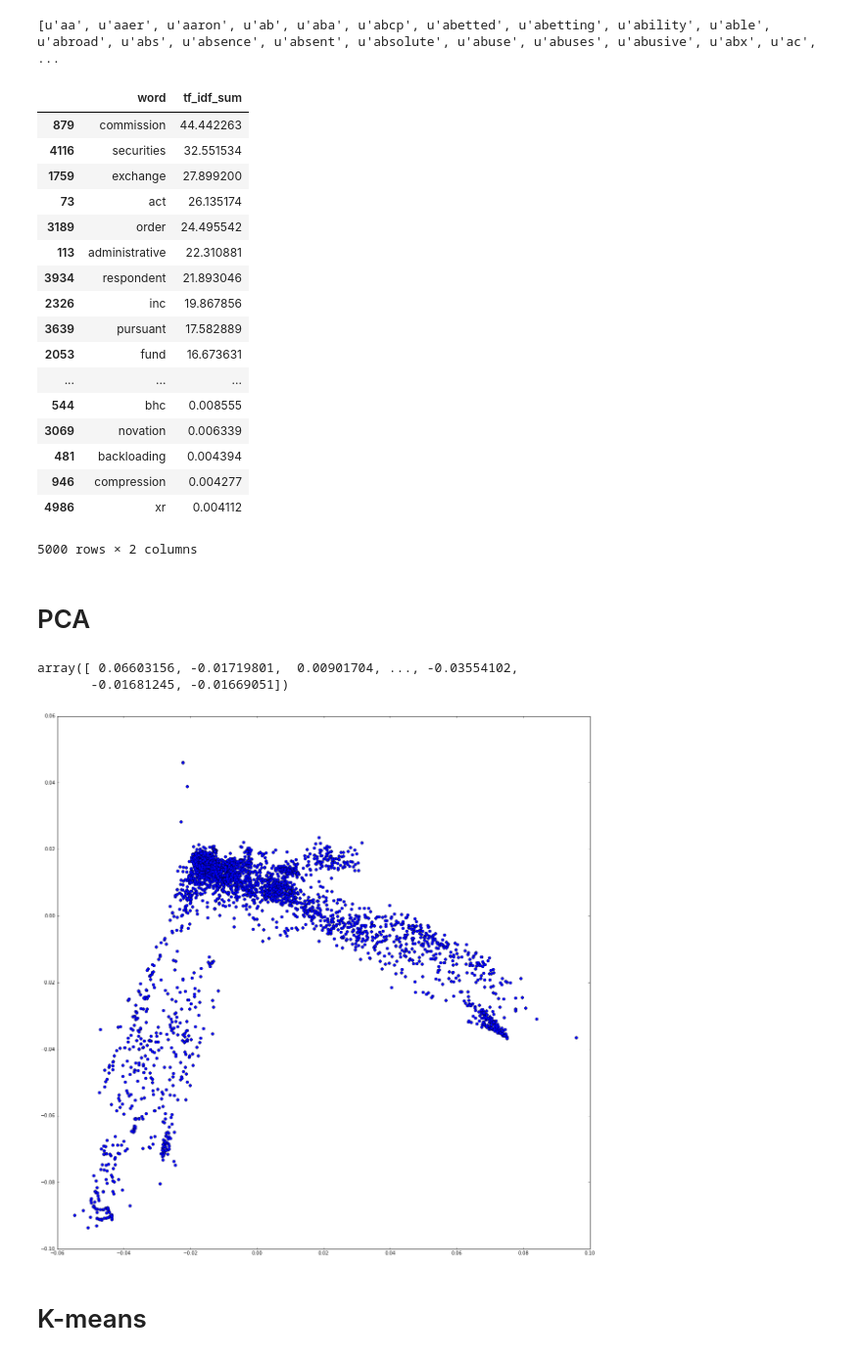
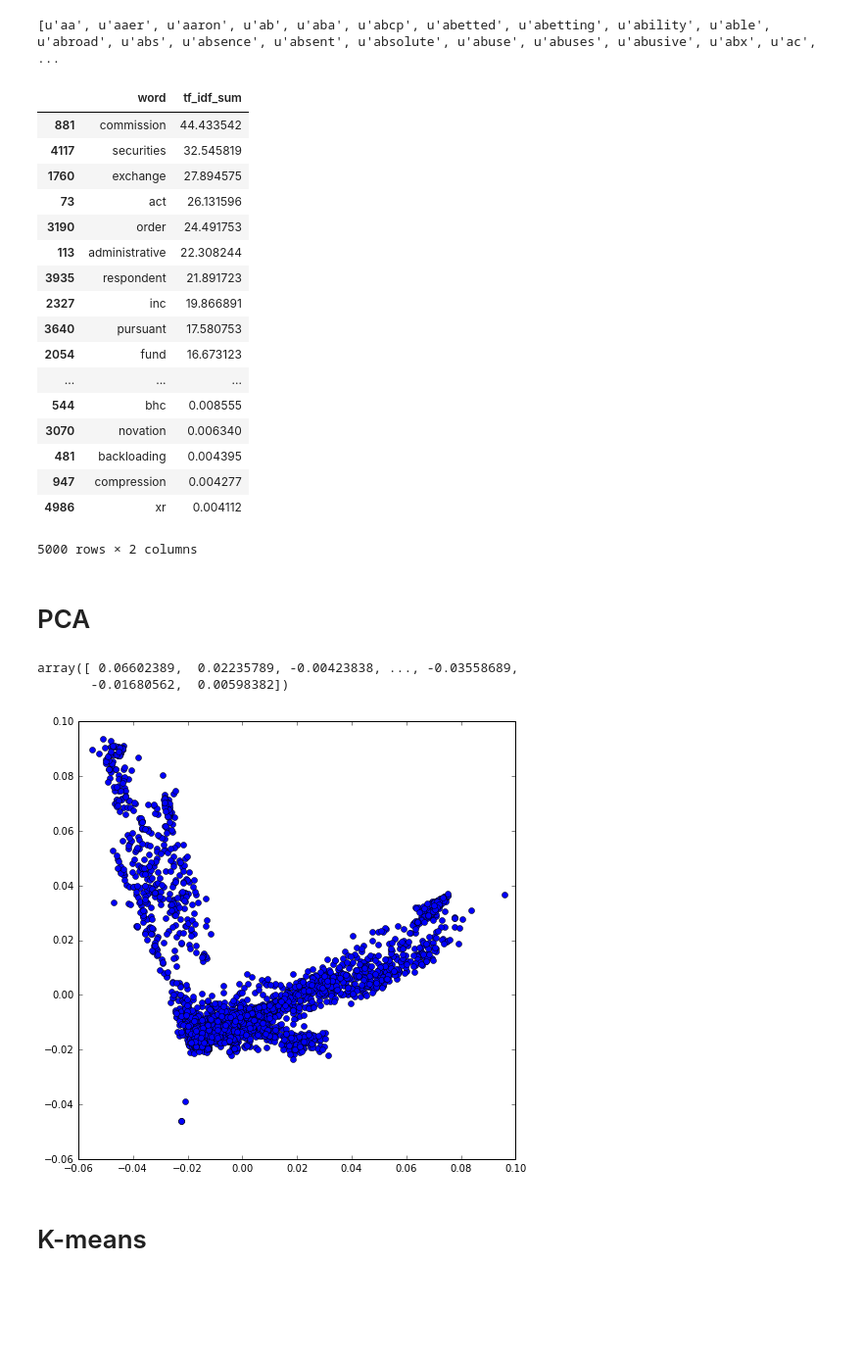
Before and after one commit to nitrek/tensorflow_Data, a Jupyter notebook: Document_classifciation_scikit.ipynb, the cells around one changed output. Shown at 98% size. Drawn from its saved outputs; the diff is of its cells as text; code cells hidden in the pictures; blank space fills up the shorter version.

```diff
--- a/Document_classifciation_scikit.ipynb
+++ b/Document_classifciation_scikit.ipynb
@@ -12,3 +10,5 @@ directory = "/Users/ilabuser/TF/tensorflow_tryouts/Text_full/"
+# %%
+directory = "/home/praveen/tensorflow_Data/Text_full"
 # %%
 f_names = []
 # %%
@@ -115,46 +117,46 @@ print vocab
 tf_idf_sum = np.sum(train_data_np, axis=0)
 tf_idf_sum_vocab = pd.DataFrame(data=zip(vocab, tf_idf_sum),columns=['word','tf_idf_sum'])
 # %%
-tf_idf_sum_vocab.sort(columns=['tf_idf_sum'],ascending=False)
+tf_idf_sum_vocab.sort_values(by=['tf_idf_sum'],ascending=False)
 # %% [output]
 |  | word | tf_idf_sum |
-| 879 | commission | 44.442263 |
-| 4116 | securities | 32.551534 |
-| 1759 | exchange | 27.899200 |
-| 73 | act | 26.135174 |
-| 3189 | order | 24.495542 |
-| 113 | administrative | 22.310881 |
-| 3934 | respondent | 21.893046 |
-| 2326 | inc | 19.867856 |
-| 3639 | pursuant | 17.582889 |
-| 2053 | fund | 16.673631 |
+| 881 | commission | 44.433542 |
+| 4117 | securities | 32.545819 |
+| 1760 | exchange | 27.894575 |
+| 73 | act | 26.131596 |
+| 3190 | order | 24.491753 |
+| 113 | administrative | 22.308244 |
+| 3935 | respondent | 21.891723 |
+| 2327 | inc | 19.866891 |
+| 3640 | pursuant | 17.580753 |
+| 2054 | fund | 16.673123 |
 | ... | ... | ... |
 | 544 | bhc | 0.008555 |
-| 3069 | novation | 0.006339 |
-| 481 | backloading | 0.004394 |
-| 946 | compression | 0.004277 |
+| 3070 | novation | 0.006340 |
+| 481 | backloading | 0.004395 |
+| 947 | compression | 0.004277 |
 | 4986 | xr | 0.004112 |
 5000 rows × 2 columns
 # %% [markdown]
 # PCA
 # %%
-from sklearn.decomposition import PCA as sklearnPCA
-sklearn_pca = sklearnPCA(n_components=2)
-Y_sklearn = sklearn_pca.fit_transform(train_data_np)
+from sklearn.decomposition import PCA
+pca = PCA(n_components=2)
+pca_comp = pca.fit_transform(train_data_np)
 # %%
-Y_sklearn[:,0]
+pca_comp[:,0]
 # %% [output]
-array([ 0.06603156, -0.01719801,  0.00901704, ..., -0.03554102,
-       -0.01681245, -0.01669051])
+array([ 0.06602389,  0.02235789, -0.00423838, ..., -0.03558689,
+       -0.01680562,  0.00598382])
 # %%
 import matplotlib.pyplot as plt
 %matplotlib inline
 # %%
-plt.figure(num=None, figsize=(20, 20), dpi=80, facecolor='w', edgecolor='k')
-plt.plot(Y_sklearn[:,0],Y_sklearn[:,1],'bo')
+plt.figure(num=None, figsize=(8, 8), dpi=80, facecolor='w', edgecolor='k')
+plt.plot(pca_comp[:,0],pca_comp[:,1],'bo')
 plt.show()
 # %% [output]
-[figure, old version]
+[figure, new version]
 # %% [markdown]
 # K-means
 # %%
```
Also changed, not shown: parts of 21 cells of this notebook, 1 other file.
